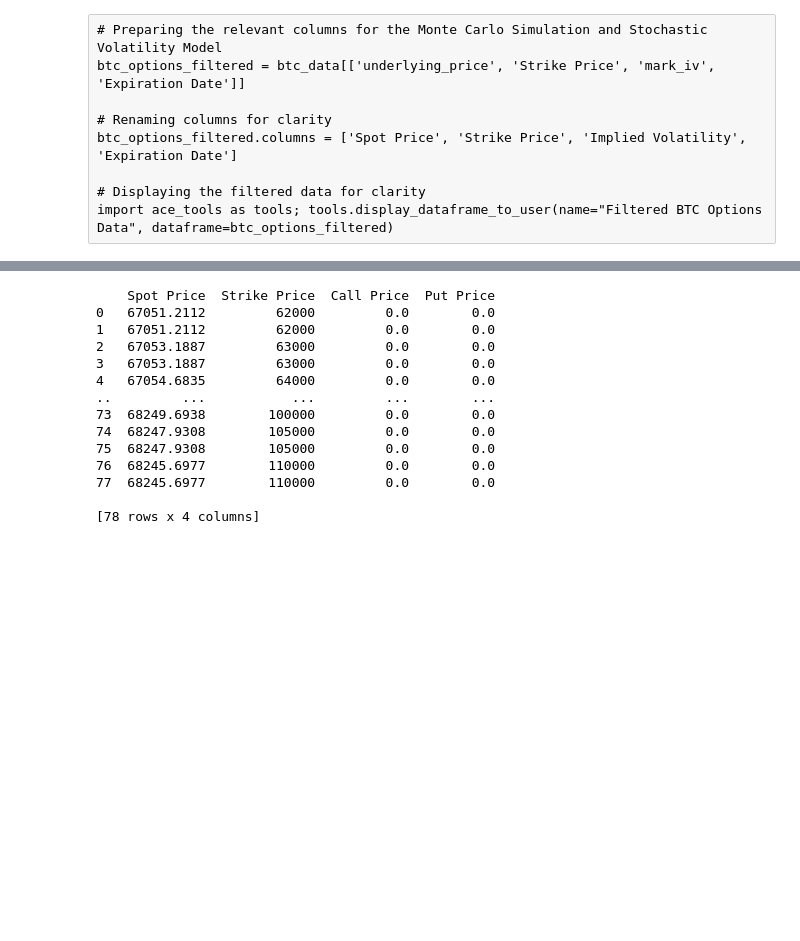
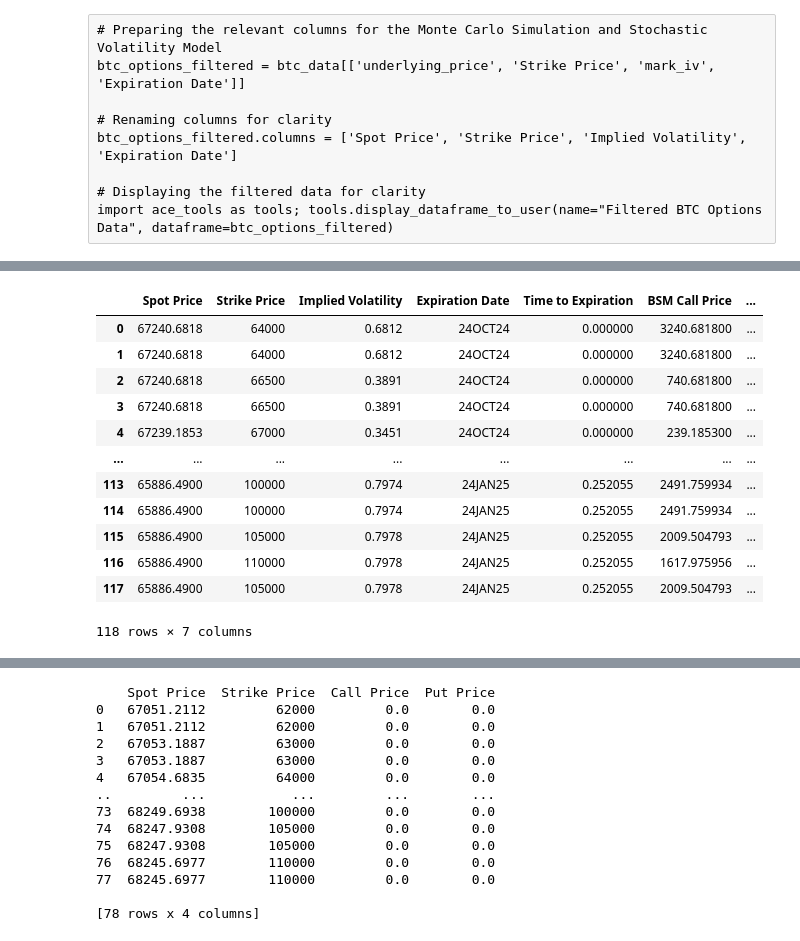
Before and after one commit to EthanFalcao/Defi_Options_Implied_Volatility, a Jupyter notebook: 4. Model_Adaption_BSM.ipynb, the cells around one changed output, grey strips where cells are left out. Cells and saved outputs as stored; diff of their text form; code cells hidden in the pictures; blank space fills up the shorter version.

```diff
--- a/4. Model_Adaption_BSM.ipynb
+++ b/4. Model_Adaption_BSM.ipynb
@@ -24,3 +24,11 @@ btc_options_filtered.columns = ['Spot Price', 'Strike Price', 'Implied Volatilit
 
 # Displaying the filtered data for clarity
 import ace_tools as tools; tools.display_dataframe_to_user(name="Filtered BTC Options Data", dataframe=btc_options_filtered)
+# %%
+btc_options_filtered = df[['underlying_price', 'Strike Price', 'mark_iv', 'Expiration Date']]
+
+# Renaming columns for clarity
+btc_options_filtered.columns = ['Spot Price', 'Strike Price', 'Implied Volatility', 'Expiration Date']
+
+# Display the cleaned and relevant data
+btc_options_filtered.head()
@@ -26,0 +44,35 @@ import ace_tools as tools; tools.display_dataframe_to_user(name="Filtered BTC Op
+# %%
+from datetime import datetime
+import numpy as np
+from scipy.stats import norm
+
+# Define today's date
+today = datetime.today()
+
+# Function to convert expiration date to time to expiration in years
+def time_to_expiration(expiration_str):
+    expiration_date = datetime.strptime(expiration_str, "%d%b%y")
+    delta = (expiration_date - today).days
+    return delta / 365.0  # Convert to years
+
+# Apply the function to calculate time to expiration for each option
+btc_options_filtered['Time to Expiration'] = btc_options_filtered['Expiration Date'].apply(time_to_expiration)
+
+# Define the Black-Scholes formula for European call options
+def black_scholes_call(S, K, T, r, sigma):
+    d1 = (np.log(S / K) + (r + 0.5 * sigma ** 2) * T) / (sigma * np.sqrt(T))
+    d2 = d1 - sigma * np.sqrt(T)
+    call_price = S * norm.cdf(d1) - K * np.exp(-r * T) * norm.cdf(d2)
+    return call_price
+
+# Set a risk-free rate for the calculation
+risk_free_rate = 0.01  # 1% risk-free rate
+
+# Convert the implied volatility to decimals
+btc_options_filtered['Implied Volatility'] = btc_options_filtered['Implied Volatility'] / 100
+
+# Calculate the BSM call price for each option
+btc_options_filtered['BSM Call Price'] = btc_options_filtered.apply(
+    lambda row: black_scholes_call(row['Spot Price'], row['Strike Price'], row['Time to Expiration'], risk_free_rate, row['Implied Volatility']),
+    axis=1
+)
@@ -26,0 +164,16 @@ import ace_tools as tools; tools.display_dataframe_to_user(name="Filtered BTC Op
+# %%
+btc_options_filtered
+# %% [output]
+|  | Spot Price | Strike Price | Implied Volatility | Expiration Date | Time to Expiration | BSM Call Price | ... |
+| 0 | 67240.6818 | 64000 | 0.6812 | 24OCT24 | 0.000000 | 3240.681800 | ... |
+| 1 | 67240.6818 | 64000 | 0.6812 | 24OCT24 | 0.000000 | 3240.681800 | ... |
+| 2 | 67240.6818 | 66500 | 0.3891 | 24OCT24 | 0.000000 | 740.681800 | ... |
+| 3 | 67240.6818 | 66500 | 0.3891 | 24OCT24 | 0.000000 | 740.681800 | ... |
+| 4 | 67239.1853 | 67000 | 0.3451 | 24OCT24 | 0.000000 | 239.185300 | ... |
+| ... | ... | ... | ... | ... | ... | ... | ... |
+| 113 | 65886.4900 | 100000 | 0.7974 | 24JAN25 | 0.252055 | 2491.759934 | ... |
+| 114 | 65886.4900 | 100000 | 0.7974 | 24JAN25 | 0.252055 | 2491.759934 | ... |
+| 115 | 65886.4900 | 105000 | 0.7978 | 24JAN25 | 0.252055 | 2009.504793 | ... |
+| 116 | 65886.4900 | 110000 | 0.7978 | 24JAN25 | 0.252055 | 1617.975956 | ... |
+| 117 | 65886.4900 | 105000 | 0.7978 | 24JAN25 | 0.252055 | 2009.504793 | ... |
+118 rows × 7 columns
```
Also changed, not shown: parts of 11 cells of this notebook, 3 other files.
